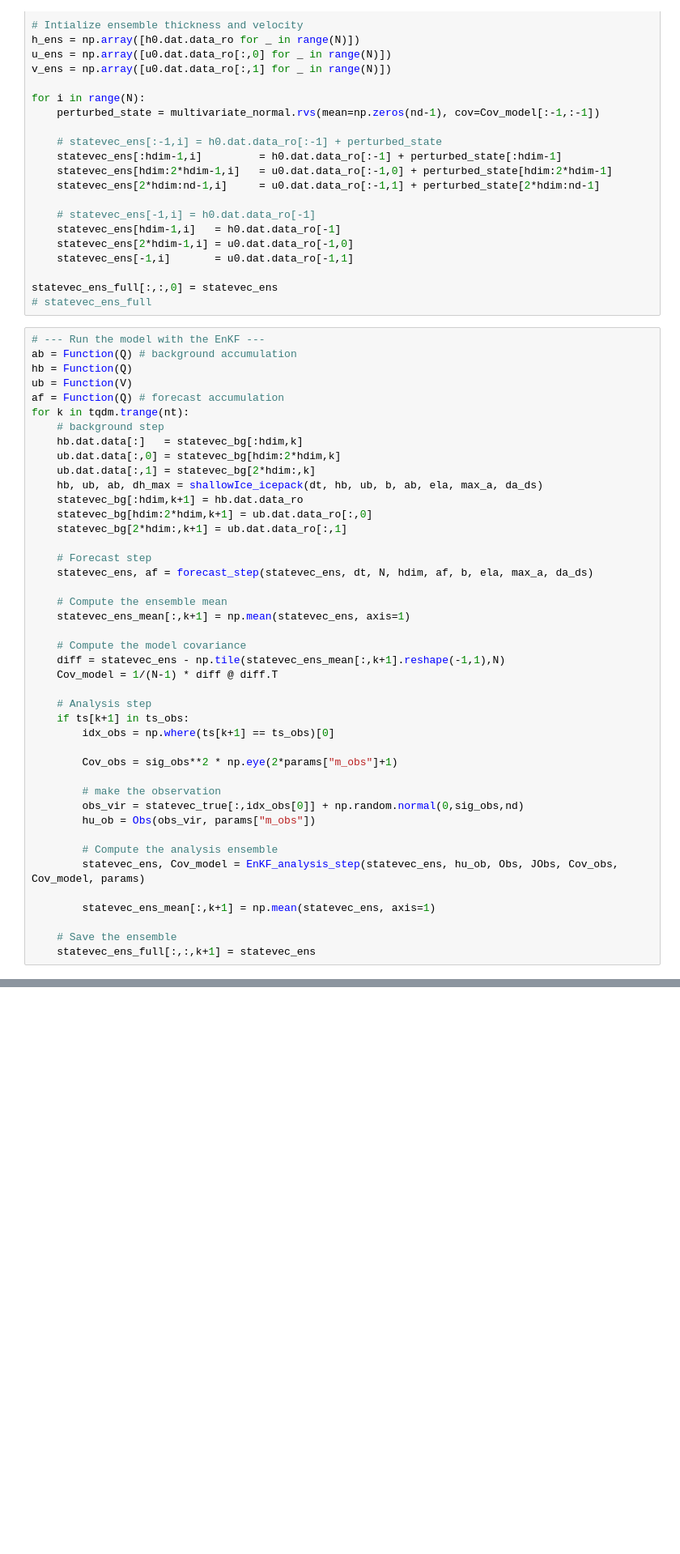
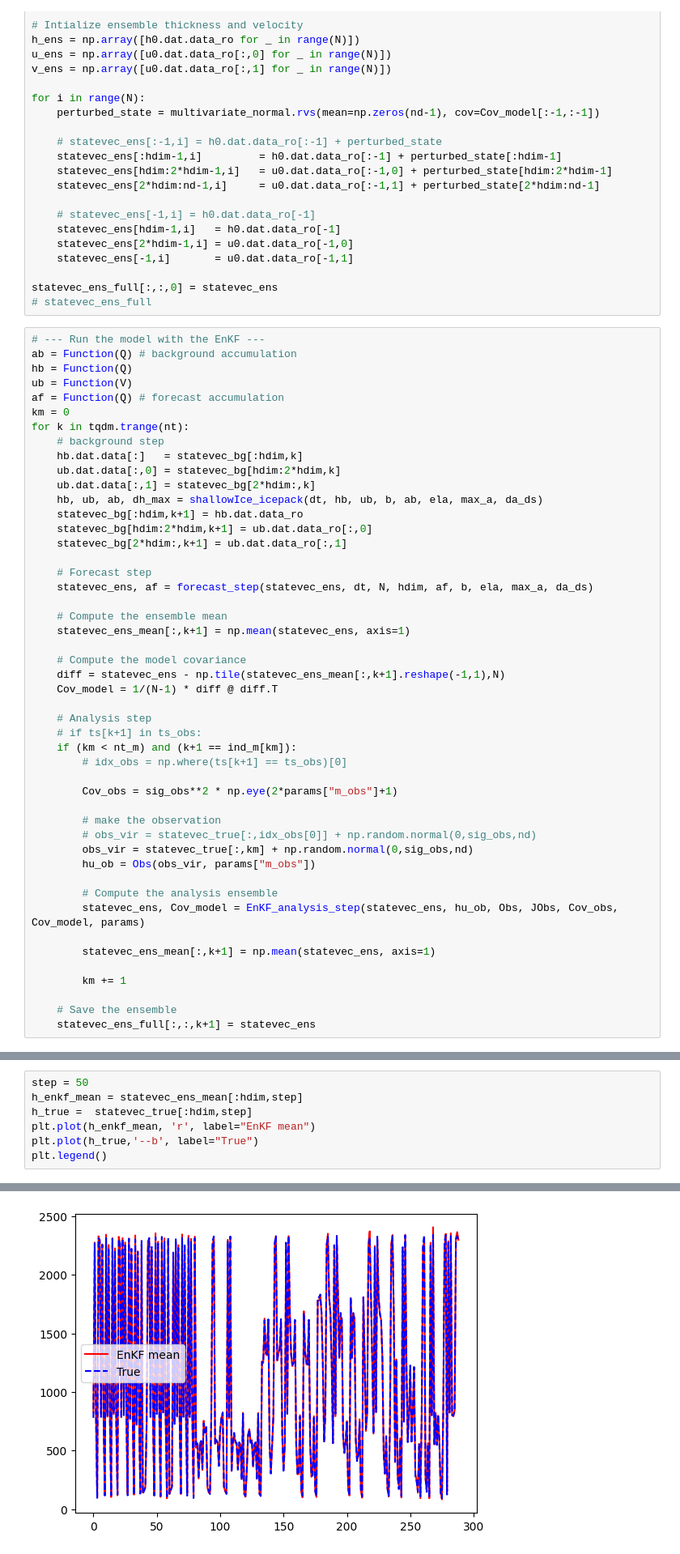
Before and after one commit to KYANJO/Data_assimilation_project, a Jupyter notebook: bin/python_wrapper.ipynb, the cells around one changed output, grey strips where cells are left out. Shown at 81% size. Saved outputs shown, nothing was run; the diff lists cells and outputs as text; blank space fills up the shorter version.

Commit message:
WIP: icepack with enkf

```diff
--- a/bin/python_wrapper.ipynb
+++ b/bin/python_wrapper.ipynb
@@ -568,6 +571,7 @@ ab = Function(Q) # background accumulation
 hb = Function(Q)
 ub = Function(V)
 af = Function(Q) # forecast accumulation
+km = 0
 for k in tqdm.trange(nt):
     # background step
     hb.dat.data[:]   = statevec_bg[:hdim,k]
@@ -589,13 +593,15 @@ for k in tqdm.trange(nt):
     Cov_model = 1/(N-1) * diff @ diff.T
 
     # Analysis step
-    if ts[k+1] in ts_obs:
-        idx_obs = np.where(ts[k+1] == ts_obs)[0]
+    # if ts[k+1] in ts_obs:
+    if (km < nt_m) and (k+1 == ind_m[km]):
+        # idx_obs = np.where(ts[k+1] == ts_obs)[0]
 
         Cov_obs = sig_obs**2 * np.eye(2*params["m_obs"]+1)
 
         # make the observation
-        obs_vir = statevec_true[:,idx_obs[0]] + np.random.normal(0,sig_obs,nd)
+        # obs_vir = statevec_true[:,idx_obs[0]] + np.random.normal(0,sig_obs,nd)
+        obs_vir = statevec_true[:,km] + np.random.normal(0,sig_obs,nd)
         hu_ob = Obs(obs_vir, params["m_obs"])
 
         # Compute the analysis ensemble
@@ -603,5 +609,7 @@ for k in tqdm.trange(nt):
 
         statevec_ens_mean[:,k+1] = np.mean(statevec_ens, axis=1)
 
+        km += 1
+
     # Save the ensemble
     statevec_ens_full[:,:,k+1] = statevec_ens
@@ -657,0 +673,8 @@ Text(0, 0.5, 'velocity (m/yr)')
+# %%
+step = 50
+h_enkf_mean = statevec_ens_mean[:hdim,step]
+h_true =  statevec_true[:hdim,step]
+plt.plot(h_enkf_mean, 'r', label="EnKF mean")
+plt.plot(h_true,'--b', label="True")
+plt.legend()
+# %% [output]
@@ -657,0 +682 @@ Text(0, 0.5, 'velocity (m/yr)')
+[figure, added]
```
Also changed, not shown: parts of 8 cells of this notebook.
